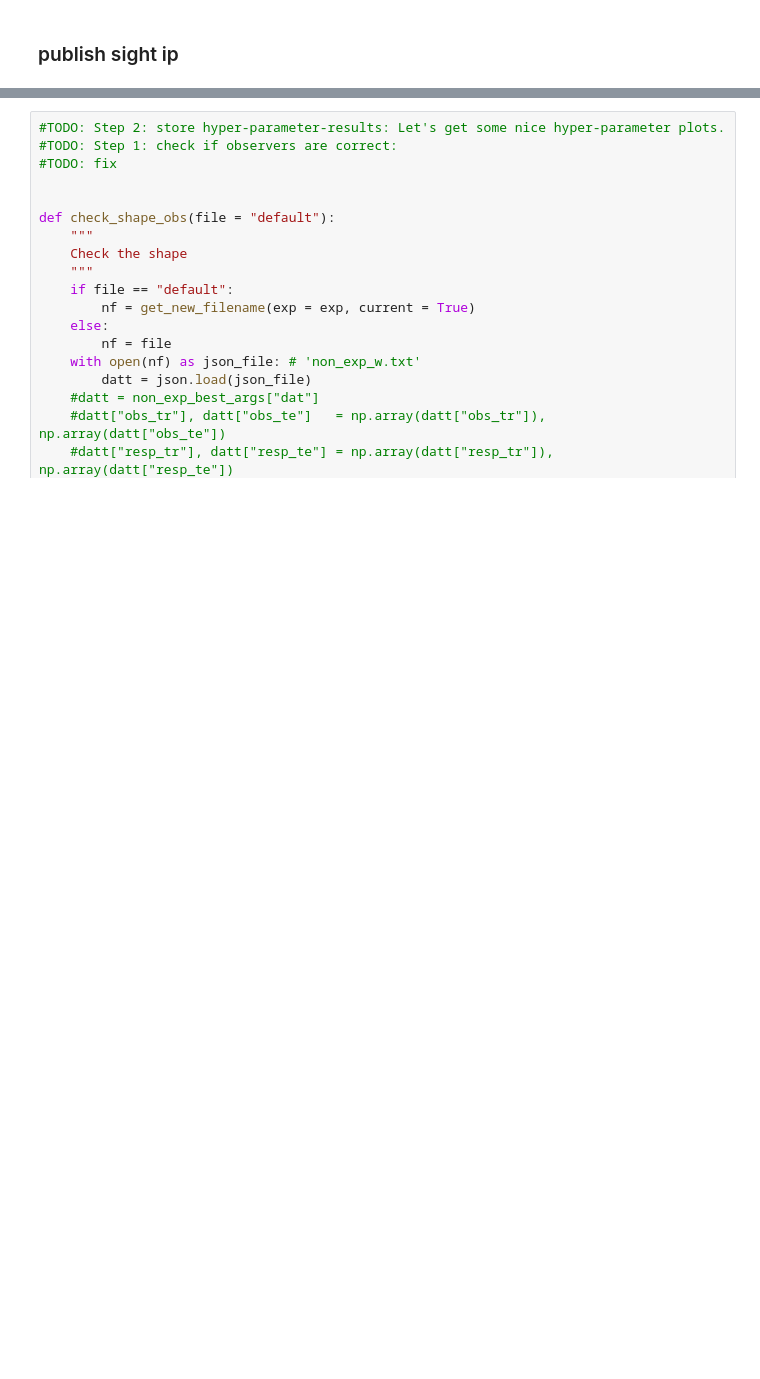
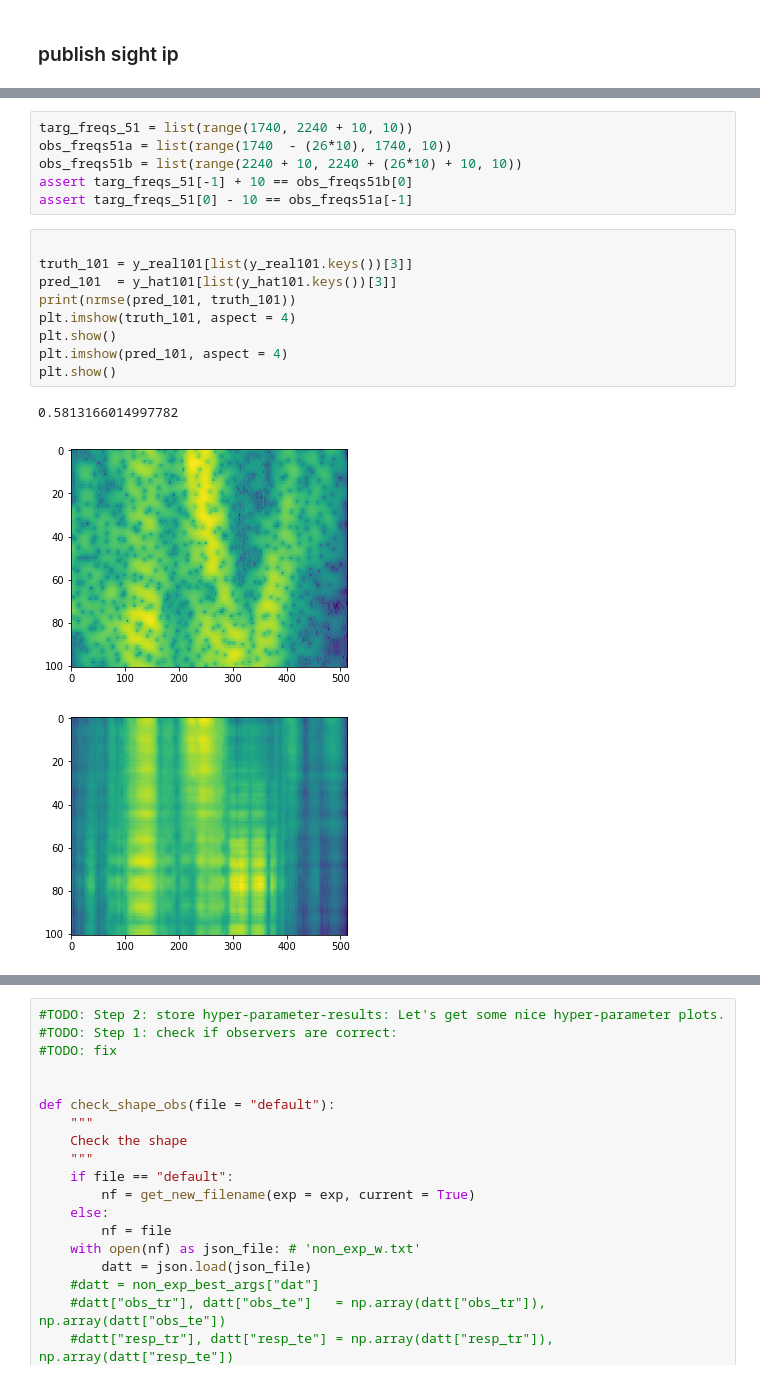
Before and after one commit to blindedjoy/Reservoir, a Jupyter notebook: MARIOS/Analysis.ipynb, the cells around one changed output, grey strips where cells are left out. Saved outputs shown, nothing was run; the diff lists cells and outputs as text; blank space fills up the shorter version.

```diff
--- a/MARIOS/Analysis.ipynb
+++ b/MARIOS/Analysis.ipynb
@@ -169,0 +297,19 @@ publish_sightIp.loss_plot(rolling = 7, split = 0.9, loss = "R")
+# %%
+targ_freqs_51 = list(range(1740, 2240 + 10, 10))
+obs_freqs51a = list(range(1740  - (26*10), 1740, 10))
+obs_freqs51b = list(range(2240 + 10, 2240 + (26*10) + 10, 10))
+assert targ_freqs_51[-1] + 10 == obs_freqs51b[0]
+assert targ_freqs_51[0] - 10 == obs_freqs51a[-1]
+# %%
+
+truth_101 = y_real101[list(y_real101.keys())[3]]
+pred_101  = y_hat101[list(y_hat101.keys())[3]]
+print(nrmse(pred_101, truth_101))
+plt.imshow(truth_101, aspect = 4)
+plt.show()
+plt.imshow(pred_101, aspect = 4)
+plt.show()
+# %% [output]
+0.5813166014997782
+[figure, added]
+[figure, added]
```
Also changed, not shown: parts of 28 cells of this notebook, 22 other files.
